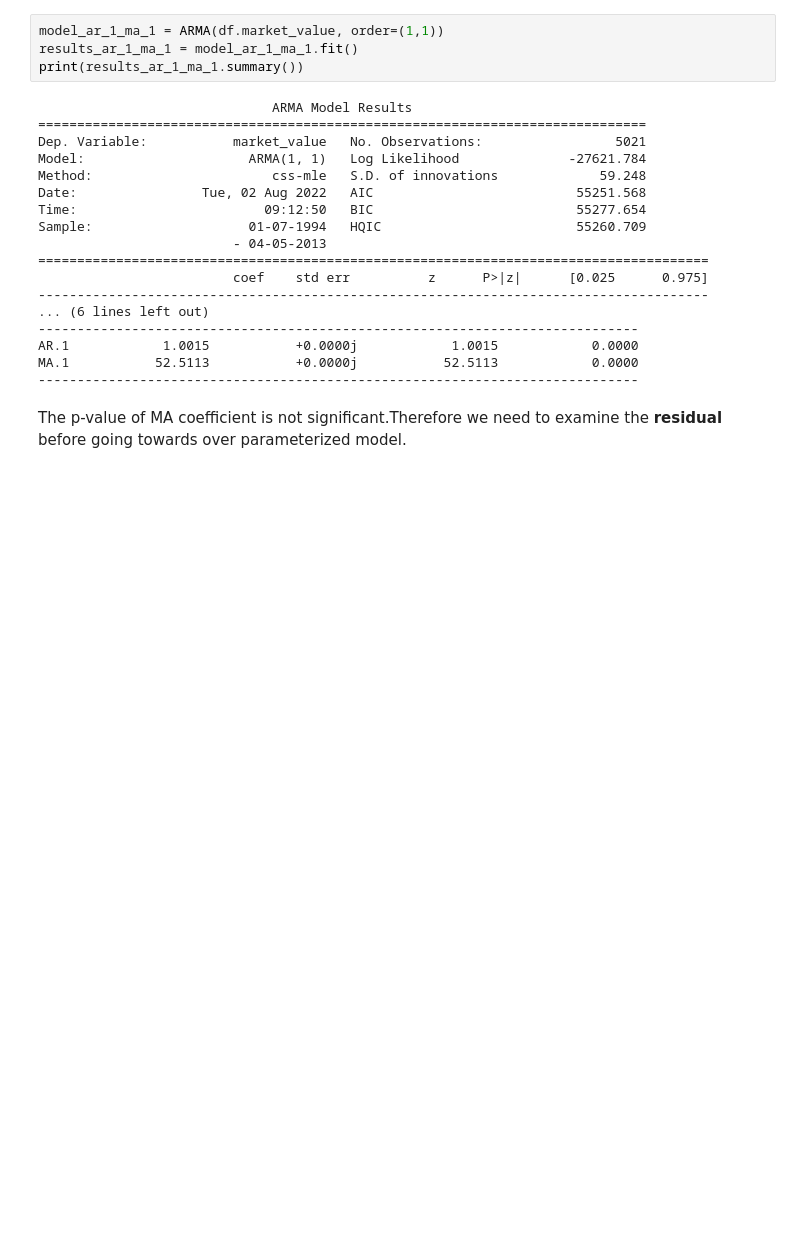
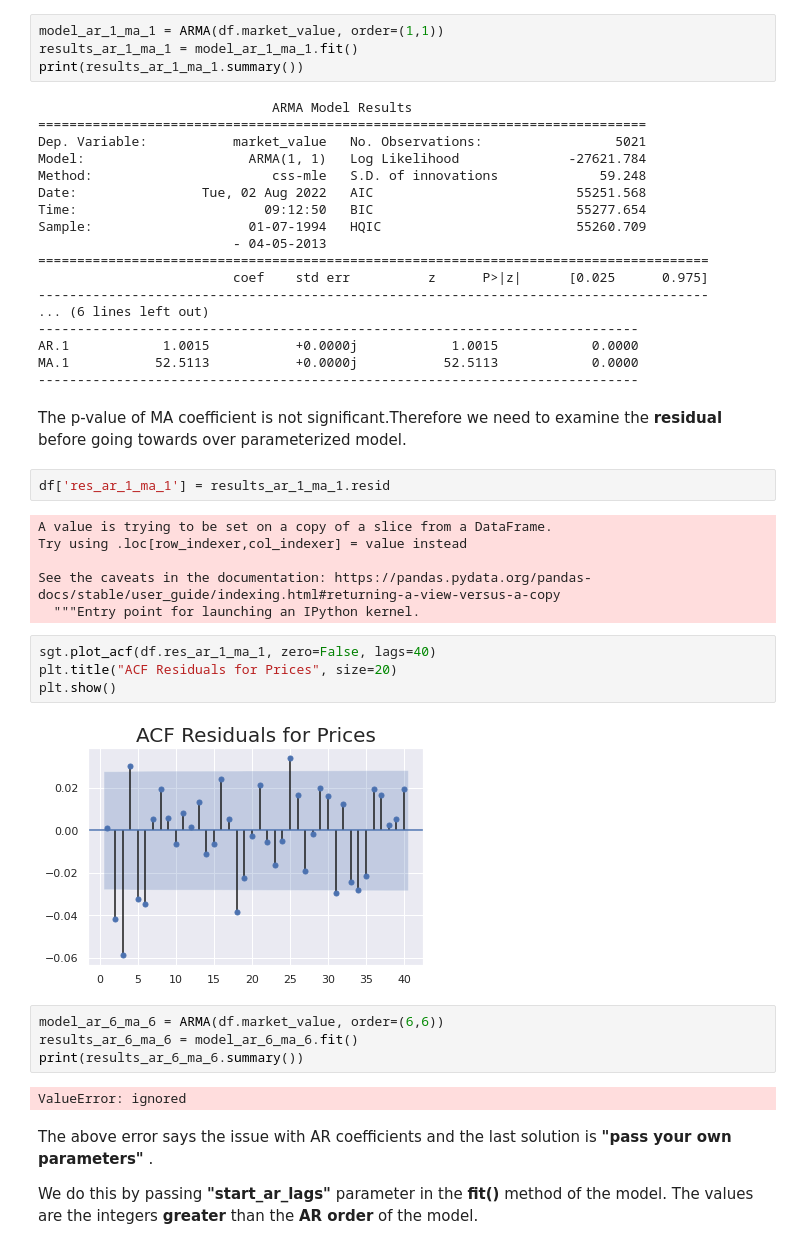
Before and after one commit to Priyo-prog/Time-series-analysis, a Jupyter notebook: The ARMA Model/arma_model.ipynb, the cells around one changed output. Saved outputs shown, nothing was run; the diff lists cells and outputs as text; blank space fills up the shorter version.

```diff
--- a/The ARMA Model/arma_model.ipynb
+++ b/The ARMA Model/arma_model.ipynb
@@ -518,3 +518,27 @@ MA.1           52.5113           +0.0000j           52.5113            0.0000
 -----------------------------------------------------------------------------
 # %% [markdown]
 The p-value of MA coefficient is not significant.Therefore we need to examine the **residual** before going towards over parameterized model.
+# %%
+df['res_ar_1_ma_1'] = results_ar_1_ma_1.resid
+# %% [output]
+A value is trying to be set on a copy of a slice from a DataFrame.
+Try using .loc[row_indexer,col_indexer] = value instead
+
+See the caveats in the documentation: https://pandas.pydata.org/pandas-docs/stable/user_guide/indexing.html#returning-a-view-versus-a-copy
+  """Entry point for launching an IPython kernel.
+# %%
+sgt.plot_acf(df.res_ar_1_ma_1, zero=False, lags=40)
+plt.title("ACF Residuals for Prices", size=20)
+plt.show()
+# %% [output]
+[figure, added]
+# %%
+model_ar_6_ma_6 = ARMA(df.market_value, order=(6,6))
+results_ar_6_ma_6 = model_ar_6_ma_6.fit()
+print(results_ar_6_ma_6.summary())
+# %% [output]
+ValueError: ignored
+# %% [markdown]
+The above error says the issue with AR coefficients and the last solution is **"pass your own parameters"** .
+
+We do this by passing **"start_ar_lags"** parameter in the **fit()** method of the model. The values are the integers **greater** than the **AR order** of the model.
```
Also changed, not shown: parts of 10 cells of this notebook.
